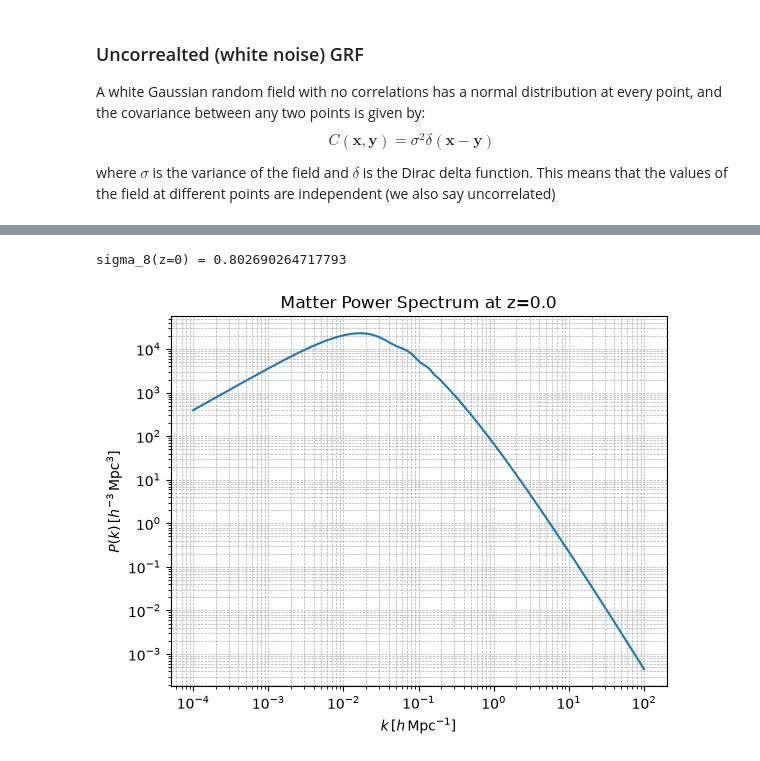
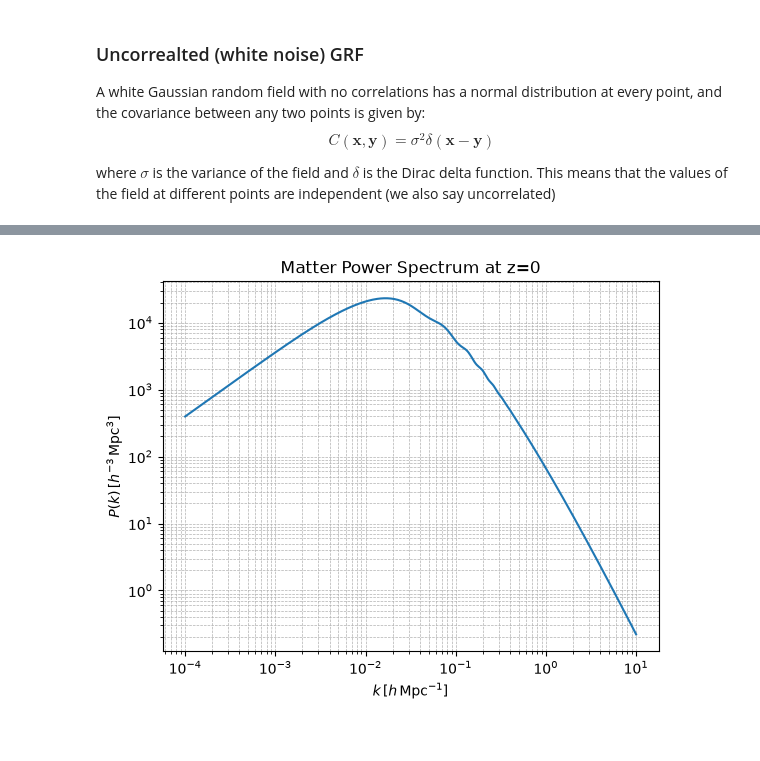
Before and after one commit to isasmatos/IA_school_CBPF_2026, a Jupyter notebook: notebooks/Aula_1c_matter_power_spectrum.ipynb, the cells around one changed output, grey strips where cells are left out. Saved outputs shown, nothing was run; the diff lists cells and outputs as text; code cells hidden in the pictures.

```diff
--- a/notebooks/Aula_1c_matter_power_spectrum.ipynb
+++ b/notebooks/Aula_1c_matter_power_spectrum.ipynb
@@ -109,31 +110,23 @@ We will assume the LCDM model, and the default comsological parmaeter values fro
 pars = camb.CAMBparams()
 pars.set_cosmology(H0=67.5, ombh2=0.022, omch2=0.122, mnu=0.06, omk=0, tau=0.06)
 pars.InitPower.set_params(As=2e-9, ns=0.965, r=0)
-pars.set_matter_power(redshifts=(1./np.linspace(0.1,1.0,10)-1), kmax=100.0)
+
+
+redshifts = [0] # List of redshifts at whihc we want ot compute the matter power spectrum
+pars.set_matter_power(redshifts=redshifts, kmax=20)
 
 #Linear spectra
 pars.NonLinear = camb.model.NonLinear_none
 results = camb.get_results(pars)
-PK = camb.get_matter_power_interpolator(pars, nonlinear=False, kmax=1e2, var1='delta_tot',zmin=0.0, zmax=10.0)
-s8 = np.array(results.get_sigma8())
-
-print(f'sigma_8(z=0) = {s8[-1]}')
+kh, zs, pk = results.get_matter_power_spectrum(minkh=1e-4, maxkh=10, npoints=400)
+P_k = pk[0]
-# %% [output]
-sigma_8(z=0) = 0.802690264717793
 # %%
-# Define the range of k values
-k_values = np.logspace(-4, 2, 100)  # k values from 10^-3 to 10^2
-
-# Get the power spectrum at z=0
-zout = 0.0
-P_k = PK.P(0.0, k_values)
-
 # Plot the power spectrum
 fig, ax = plt.subplots()
-ax.loglog(k_values, P_k, label='Power Spectrum (z=0)')
+ax.loglog(kh, P_k, label='Power Spectrum (z=0)')
 ax.set_xlabel(r'$k \, [h \, \mathrm{Mpc}^{-1}]$')
 ax.set_ylabel(r'$P(k) \, [h^{-3} \, \mathrm{Mpc}^3]$')
-ax.set_title(f'Matter Power Spectrum at z={zout}')
+ax.set_title(f'Matter Power Spectrum at z={redshifts[0]}')
 ax.grid(True, which="both", linestyle="--", linewidth=0.5)
 # %% [output]
-[figure, old version]
+[figure, new version]
```
Also changed, not shown: parts of 40 cells of this notebook, 1 other file.
